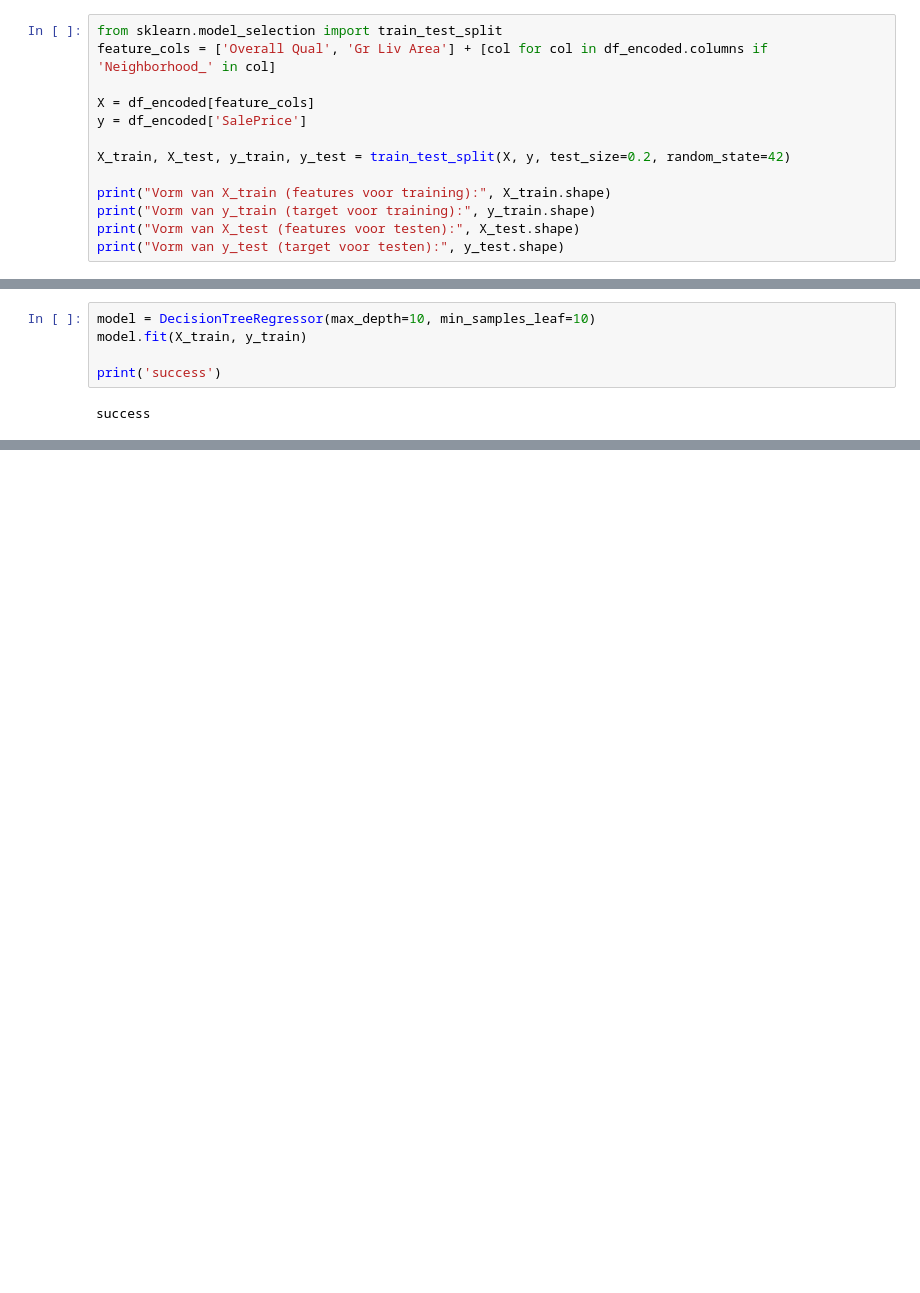
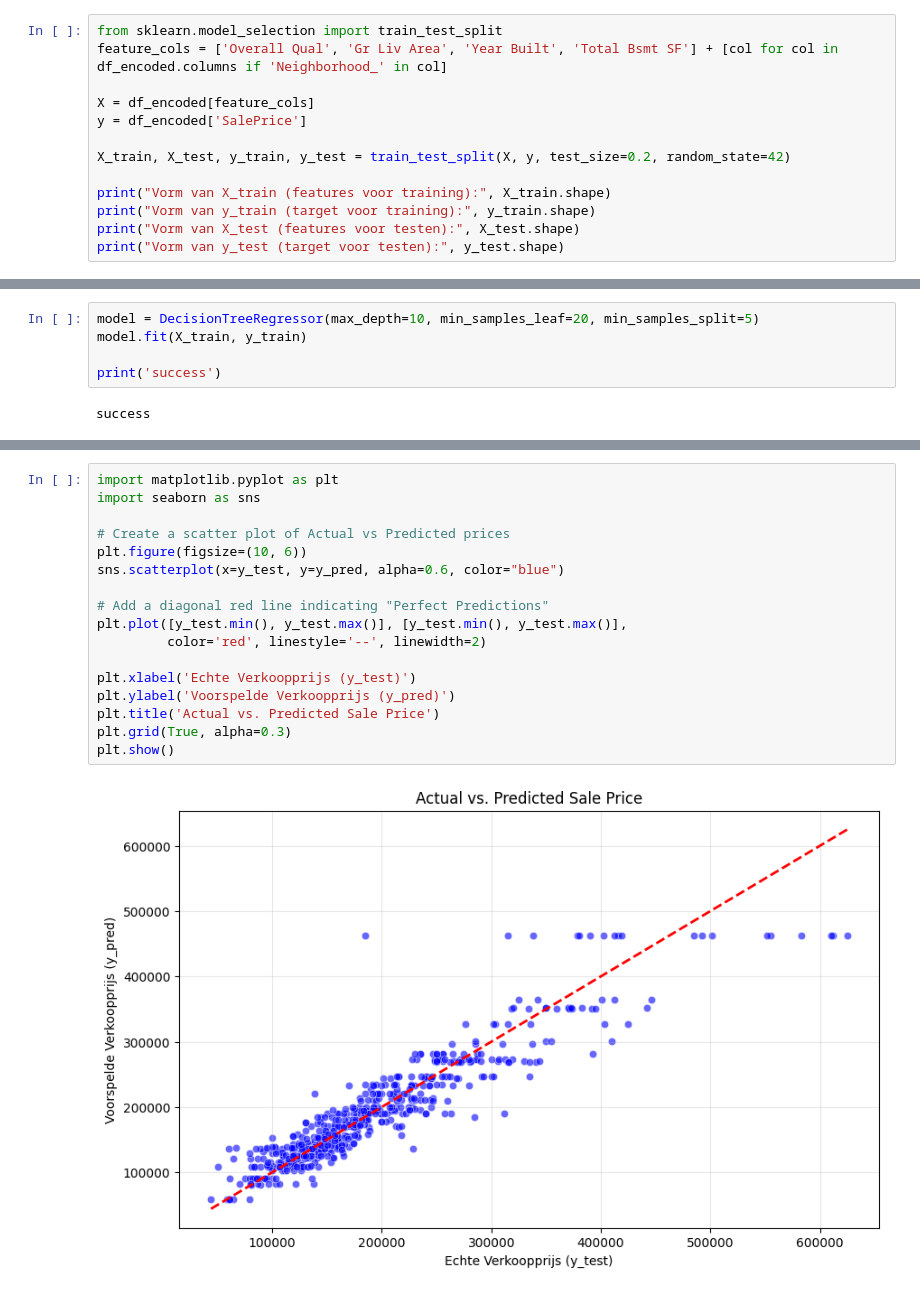
Before and after one commit to BramPeerdeman/DEAI_Portfolio, a Jupyter notebook: week7/classificatie.ipynb, the cells around one changed output, grey strips where cells are left out. Drawn from its saved outputs; the diff is of its cells as text; blank space fills up the shorter version.

```diff
--- a/week7/classificatie.ipynb
+++ b/week7/classificatie.ipynb
@@ -78,7 +78,7 @@ print(df_encoded.head())
 [5 rows x 38 columns]
 # %%
 from sklearn.model_selection import train_test_split
-feature_cols = ['Overall Qual', 'Gr Liv Area'] + [col for col in df_encoded.columns if 'Neighborhood_' in col]
+feature_cols = ['Overall Qual', 'Gr Liv Area', 'Year Built', 'Total Bsmt SF'] + [col for col in df_encoded.columns if 'Neighborhood_' in col]
 
 X = df_encoded[feature_cols]
 y = df_encoded['SalePrice']
@@ -119,7 +119,7 @@ class DecisionTreeRegressor(sklearn.base.RegressorMixin, BaseDecisionTree)
  |      ----------
  |      .. [1] https://www.python.org/dev/peps/pep-0487
 # %%
-model = DecisionTreeRegressor(max_depth=10, min_samples_leaf=10)
+model = DecisionTreeRegressor(max_depth=10, min_samples_leaf=20, min_samples_split=5)
 model.fit(X_train, y_train)
 
 print('success')
@@ -156,0 +157,19 @@ R2:   0.83
+# %%
+import matplotlib.pyplot as plt
+import seaborn as sns
+
+# Create a scatter plot of Actual vs Predicted prices
+plt.figure(figsize=(10, 6))
+sns.scatterplot(x=y_test, y=y_pred, alpha=0.6, color="blue")
+
+# Add a diagonal red line indicating "Perfect Predictions"
+plt.plot([y_test.min(), y_test.max()], [y_test.min(), y_test.max()],
+         color='red', linestyle='--', linewidth=2)
+
+plt.xlabel('Echte Verkoopprijs (y_test)')
+plt.ylabel('Voorspelde Verkoopprijs (y_pred)')
+plt.title('Actual vs. Predicted Sale Price')
+plt.grid(True, alpha=0.3)
+plt.show()
+# %% [output]
+[figure, added]
```
Also changed, not shown: parts of 3 cells of this notebook, 16 other files.
